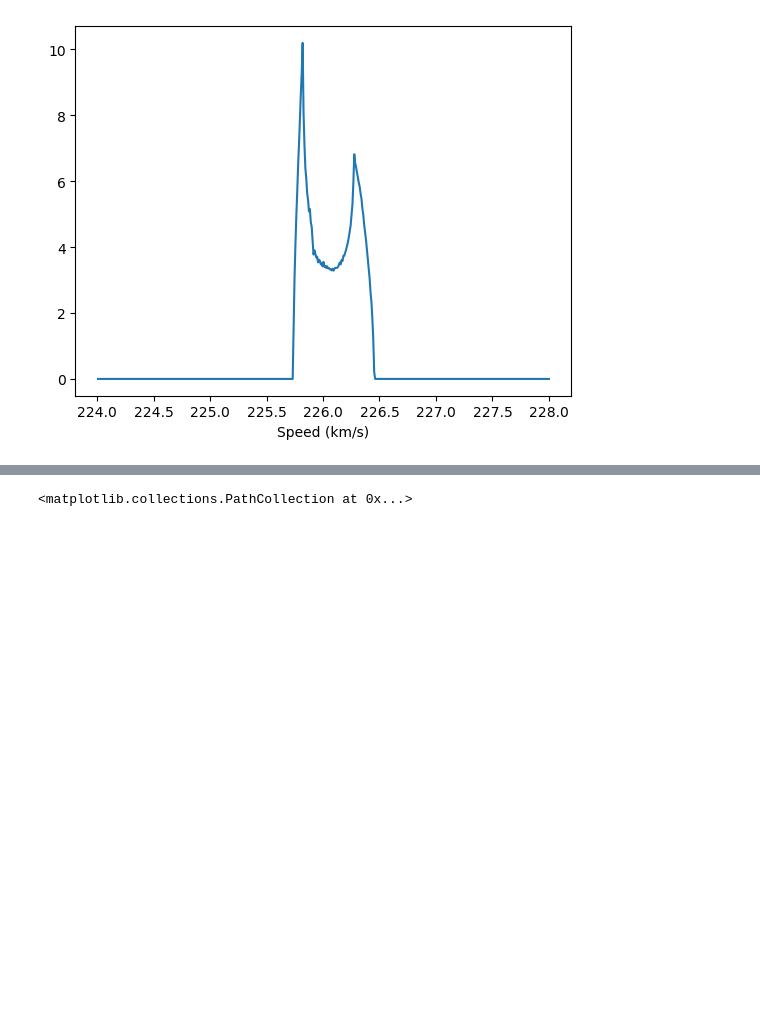
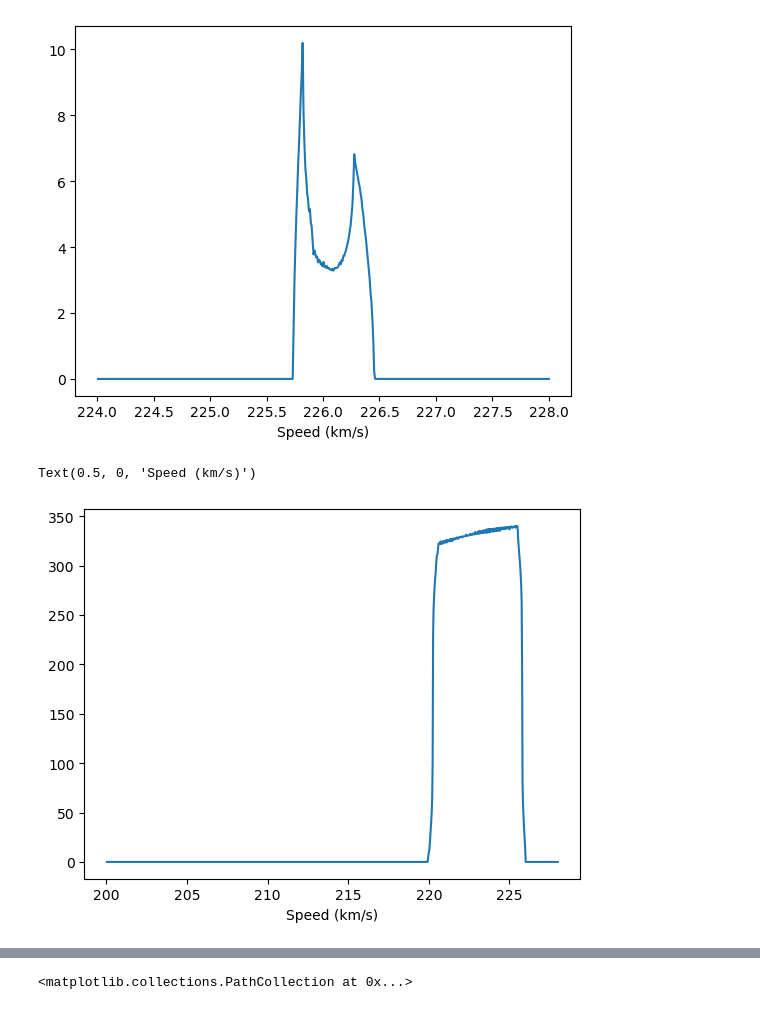
Before and after one commit to shauryagarg145/dark-matter-waves, a Jupyter notebook: annual.ipynb, the cells around one changed output, grey strips where cells are left out. Cells and saved outputs as stored; diff of their text form; code cells hidden in the pictures; blank space fills up the shorter version.

```diff
--- a/annual.ipynb
+++ b/annual.ipynb
@@ -273,7 +273,7 @@ time = t0 + (183) * u.day
 site = EarthLocation(lat=51.4779 * u.deg, lon=-0 * u.deg, height=45 * u.m)
 start  = sun_to_lab_position(t0, site, frame="ecliptic")
 
-
+spd = 220
 vel_str = (spd * start[0] / start[1]).value
 # %%
 bins = np.linspace(224, 228, 500)
@@ -330,3 +330,69 @@ plt.xlabel("Speed (km/s)")
 # %% [output]
 Text(0.5, 0, 'Speed (km/s)')
 [figure]
+# %%
+
+spd = 220
+# 365.256363 / 2 - 0.5
+t0 = Time("2013-06-22 00:00:00") + 0 * u.day
+time = t0 + (-0.5) * u.day
+site = EarthLocation(lat=51.4779 * u.deg, lon=-0 * u.deg, height=45 * u.m)
+start  = sun_to_lab_position(t0, site, frame="ecliptic")
+
+
+vel_str = (spd * start[0] / start[1]).value
+
+bins = np.linspace(200, 228, 1000)
+vals = np.zeros(len(bins) - 1)
+
+for day in np.linspace(0, 1, 400):
+    res = sun_to_lab_position(time + day * u.day, site, frame="ecliptic")
+    vlab = res[2].value.T
+    speed = res[3].value
+    r = res[0].value.T
+    dist = res[1].value
+    theta = np.sum(vel_str * r) / dist / np.linalg.norm(vel_str)
+    theta = np.arccos(theta)
+    Phi = -grav(dist)
+
+    spd_loc = np.sqrt(spd*spd + 2 * Phi)
+
+    p = theta
+    ang1 = minimize(func, x0 = np.arccos(spd/spd_loc), bounds = [(np.arccos(spd/spd_loc), np.pi)], args=(spd, Phi, p)).x[0]
+    ang2 = minimize(func, x0 = 0, bounds = [(0,np.arccos(spd/spd_loc))], args=(spd, Phi, np.pi - p)).x[0]
+
+    azimuth = np.linspace(0, np.pi/2, 50000)
+    polar1 = np.pi/2 - np.arcsin(np.cos(ang1) / np.cos(azimuth))
+
+    polar2 = np.pi/2 - np.arcsin(np.cos(ang2) / np.cos(azimuth))
+
+    # do a rotation in y for polar
+
+    vloc1 = []
+    vloc2 = []
+    dens1 = []
+    dens2 = []
+    for i in range(len(azimuth)):
+        #if np.isnan(polar1[i]) or np.isnan(polar2[i]): continue
+        v_loc1 = spd_loc * rotationn(azimuth[i], rotationr(polar1[i], r / dist)) - vlab
+        vloc1.append(np.linalg.norm(v_loc1))
+
+        v_loc2 = spd_loc * rotationn(azimuth[i], rotationr(polar2[i], r / dist)) - vlab
+        vloc2.append(np.linalg.norm(v_loc2))
+
+        dens1.append(1 / jacobian_closed_form(spd, Phi, ang1))
+        dens2.append(1 / jacobian_closed_form(spd, Phi, ang2))
+
+    vloc1 = np.array(vloc1)
+    dens1 = np.array(dens1) / (len(dens1) - np.isnan(polar1).sum())
+    vloc2 = np.array(vloc2)
+    dens2 = np.array(dens2) / (len(dens2) - np.isnan(polar2).sum())
+
+    vals += np.histogram(vloc1, bins, weights = dens1)[0]
+    vals += np.histogram(vloc2, bins, weights = dens2)[0]
+
+plt.plot(bins[1:], vals)
+plt.xlabel("Speed (km/s)")
+# %% [output]
+Text(0.5, 0, 'Speed (km/s)')
+[figure, added]
```
Also changed, not shown: parts of 2 cells of this notebook.
